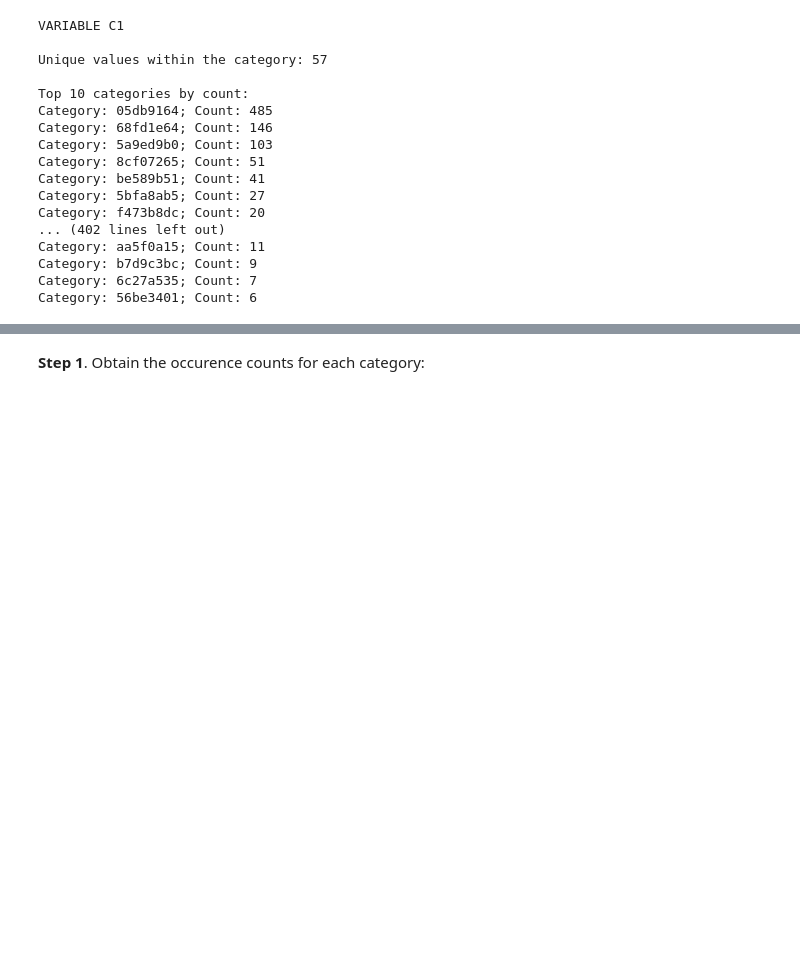
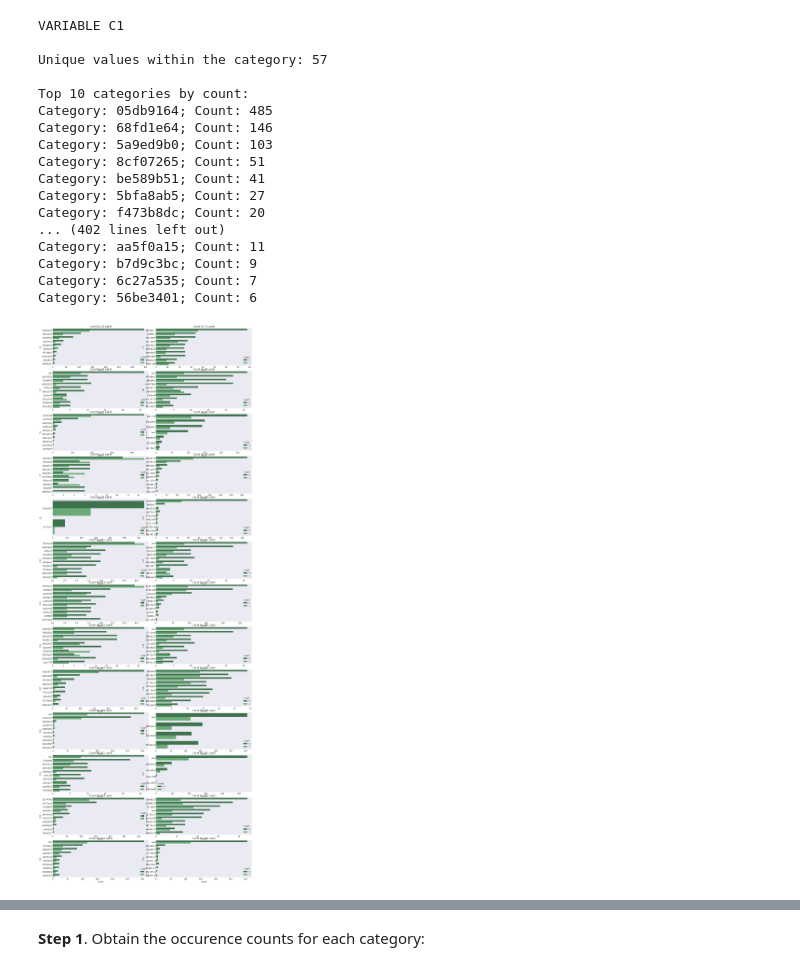
Before and after one commit to cpapadimitriou/Click-Through-Rate-prediction, a Jupyter notebook: EDA/EDA_RDDs_Toy_Christina.ipynb, the cells around one changed output, grey strips where cells are left out. Cells and saved outputs as stored; diff of their text form; code cells hidden in the pictures; blank space fills up the shorter version.

```diff
--- a/EDA/EDA_RDDs_Toy_Christina.ipynb
+++ b/EDA/EDA_RDDs_Toy_Christina.ipynb
@@ -358,6 +474,20 @@ Category: aa5f0a15; Count: 11
 Category: b7d9c3bc; Count: 9
 Category: 6c27a535; Count: 7
 Category: 56be3401; Count: 6
+# %%
+# Bar graphs of category counts within each categorical variable by label
+fig, ax = plt.subplots(13, 2,figsize=(15,40))
+plt.tight_layout()
+fno = 0
+# axes are in a two-dimensional array, indexed by [row, col]
+for i in range(13):
+    for j in range(2):
+        fno += 1
+        col = "C" + str(fno)
+        sns.countplot(y=col, hue="Label", data=toy_df, palette="Greens_d",
+                  order=toy_df[col].value_counts().iloc[:10].index,ax=ax[i,j]).set_title('Count By C'+str(fno)+' Label')
+# %% [output]
+[figure, added]
 # %% [markdown]
 The above analysis shows that some categorical variables have a high number of unique categories. Aditionally, the distribution of counts for most of the categorical variables is very skewed (i.e. some categories appear much more often than others). Considering this information, we decided to take the following approach to deal with categorical variables:
 
```
Also changed, not shown: parts of 86 cells of this notebook, 1 other file.
